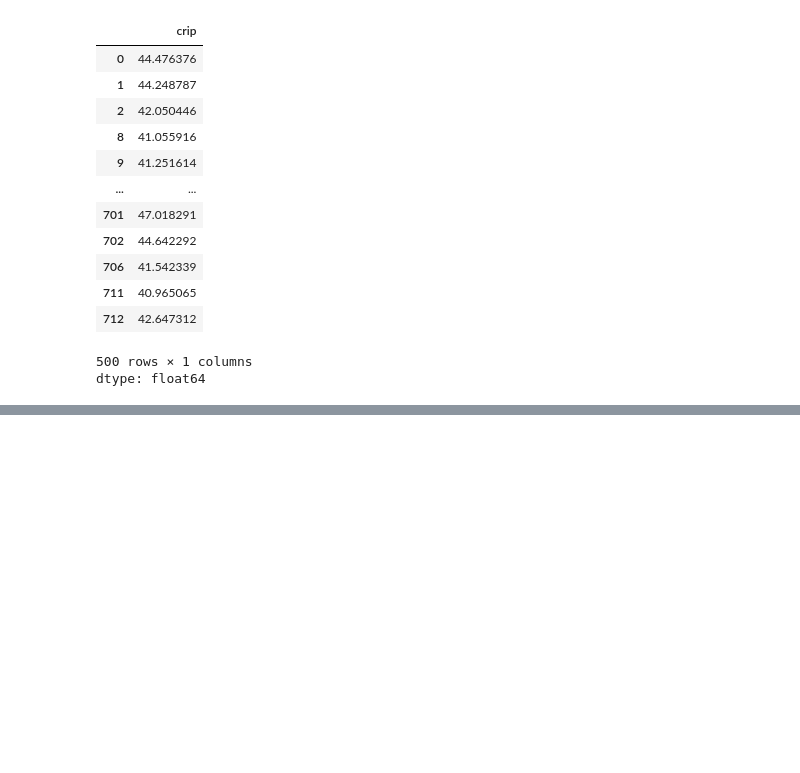
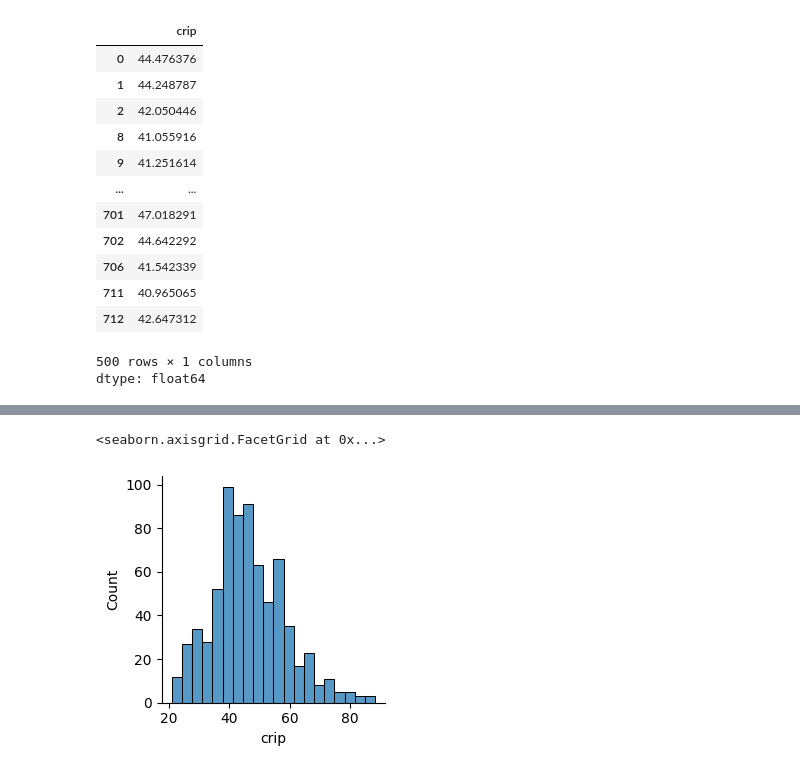
Before and after one commit to midhun2708/EDA-Th, a Jupyter notebook: 21BDS0063.ipynb, the cells around one changed output, grey strips where cells are left out. Cells and saved outputs as stored; diff of their text form; code cells hidden in the pictures; blank space fills up the shorter version.

```diff
--- a/21BDS0063.ipynb
+++ b/21BDS0063.ipynb
@@ -527,0 +529,5 @@ df[np.abs(newcrip) > 80]
+# %%
+sns.FacetGrid(df).map(sns.histplot,"crip").add_legend()
+# %% [output]
+<seaborn.axisgrid.FacetGrid at 0x...>
+[figure, added]
```
Also changed, not shown: parts of 8 cells of this notebook.
